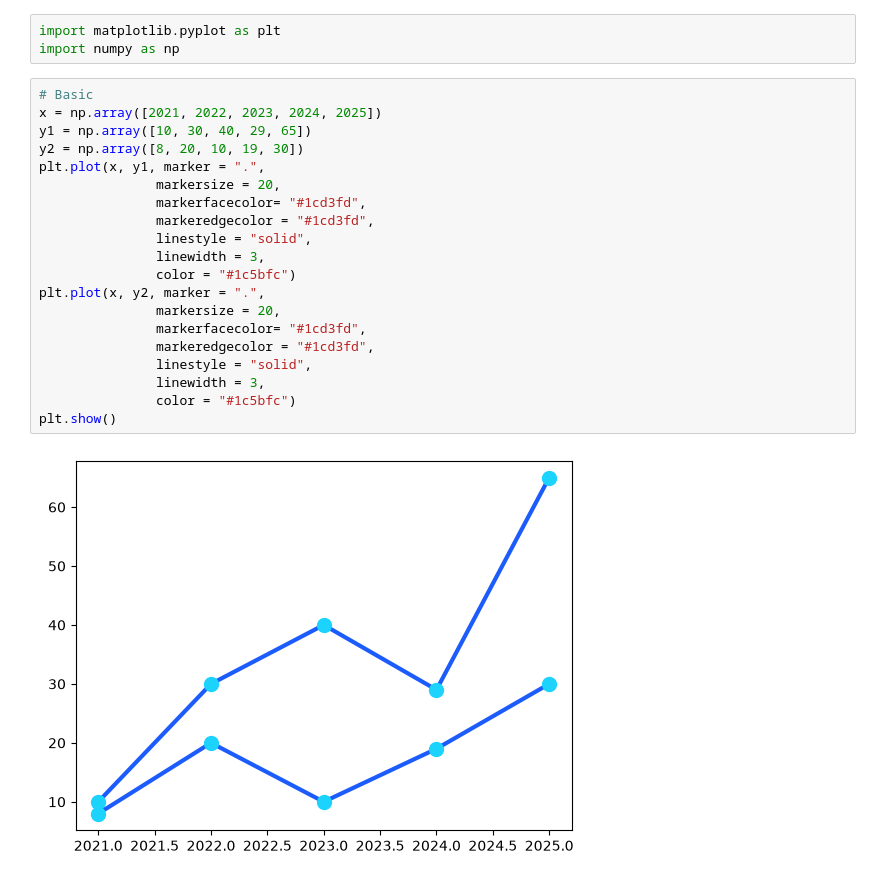
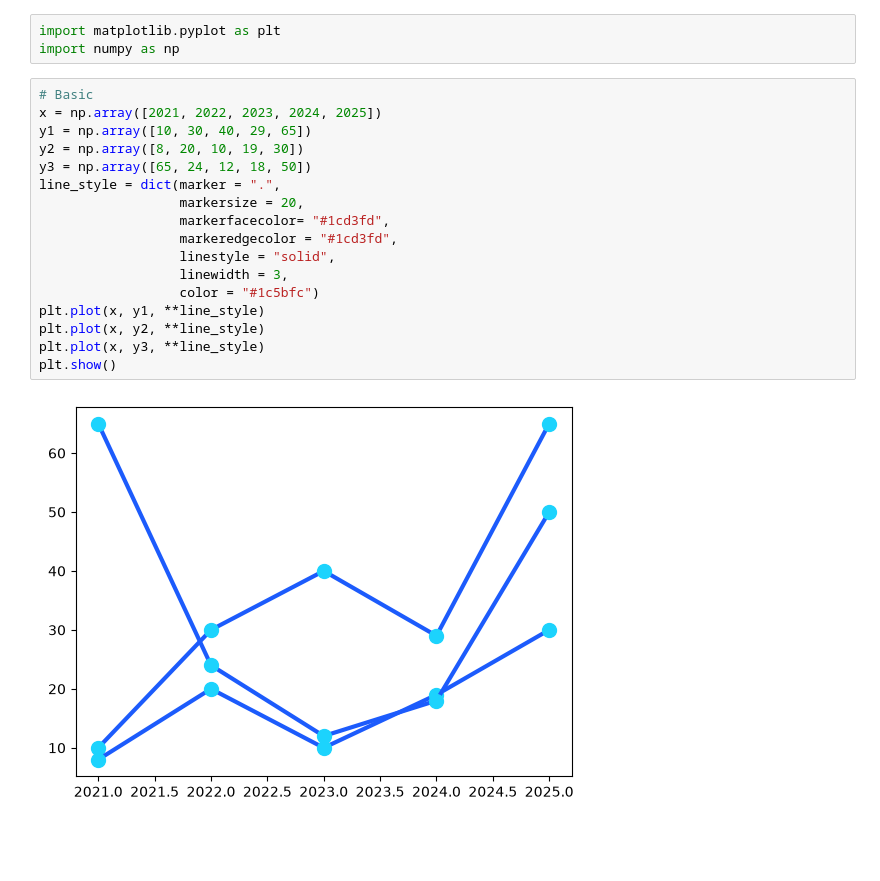
Before and after one commit to areeba-cyber/NumPy, a Jupyter notebook: Matplotlib/main1.ipynb, the cells around one changed output. Saved outputs shown, nothing was run; the diff lists cells and outputs as text; blank space fills up the shorter version.

Commit message:
dict

```diff
--- a/Matplotlib/main1.ipynb
+++ b/Matplotlib/main1.ipynb
@@ -4,22 +4,19 @@ import numpy as np
 # %%
 # Basic
 x = np.array([2021, 2022, 2023, 2024, 2025])
 y1 = np.array([10, 30, 40, 29, 65])
 y2 = np.array([8, 20, 10, 19, 30])
-plt.plot(x, y1, marker = ".",
-               markersize = 20,
-               markerfacecolor= "#1cd3fd",
-               markeredgecolor = "#1cd3fd",
-               linestyle = "solid",
-               linewidth = 3,
-               color = "#1c5bfc")
-plt.plot(x, y2, marker = ".",
-               markersize = 20,
-               markerfacecolor= "#1cd3fd",
-               markeredgecolor = "#1cd3fd",
-               linestyle = "solid",
-               linewidth = 3,
-               color = "#1c5bfc")
+y3 = np.array([65, 24, 12, 18, 50])
+line_style = dict(marker = ".",
+                  markersize = 20,
+                  markerfacecolor= "#1cd3fd",
+                  markeredgecolor = "#1cd3fd",
+                  linestyle = "solid",
+                  linewidth = 3,
+                  color = "#1c5bfc")
+plt.plot(x, y1, **line_style)
+plt.plot(x, y2, **line_style)
+plt.plot(x, y3, **line_style)
 plt.show()
 # %% [output]
-[figure, old version]
+[figure, new version]
```
